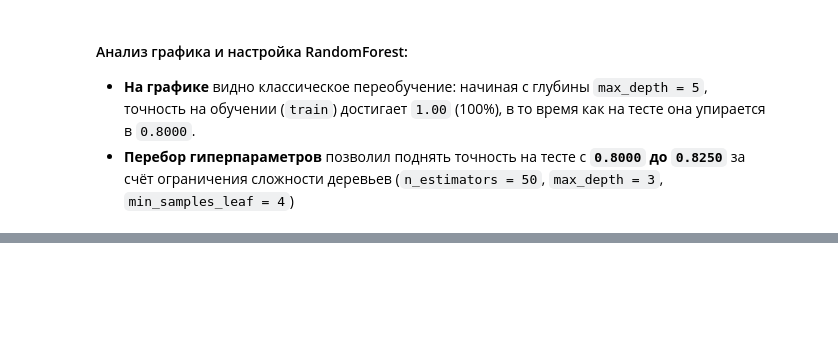
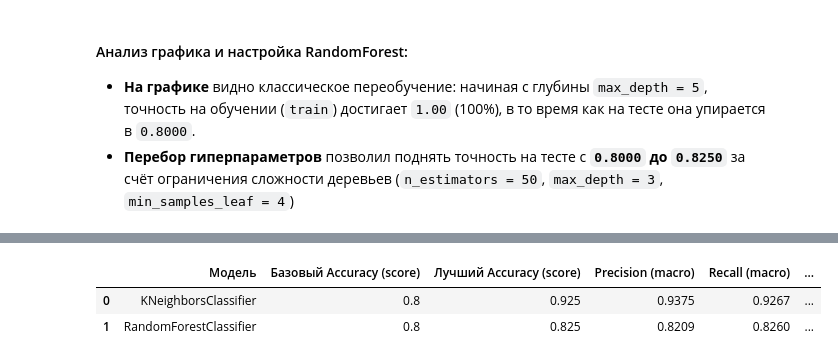
Before and after one commit to Tsvil12/MLsemestr, a Jupyter notebook: task2_classification/classification_v2.ipynb, the cells around one changed output, grey strips where cells are left out. Saved outputs shown, nothing was run; the diff lists cells and outputs as text; code cells hidden in the pictures; blank space fills up the shorter version.

```diff
--- a/task2_classification/classification_v2.ipynb
+++ b/task2_classification/classification_v2.ipynb
@@ -302,0 +468,42 @@ print(f'Настроенный RandomForest Accuracy: {best_rf_c_score:.4f}')
+# %%
+from sklearn.metrics import precision_score, recall_score, f1_score
+
+# Фиксируем лучший RandomForestClassifier (по найденным параметрам best_rf_c_params)
+rf_clf_best = RandomForestClassifier(**best_rf_c_params, random_state=42)
+rf_clf_best.fit(X_train_c, y_train_c)
+y_pred_rf_c_best = rf_clf_best.predict(X_test_c)
+acc_rf_best = rf_clf_best.score(X_test_c, y_test_c)
+
+# Собираем сводную таблицу результатов моделей классификации
+results_clf = pd.DataFrame({
+    'Модель': [
+        'KNeighborsClassifier',
+        'RandomForestClassifier'
+    ],
+    'Базовый Accuracy (score)': [
+        round(acc_knn_base, 4),
+        round(acc_rf_base, 4)
+    ],
+    'Лучший Accuracy (score)': [
+        round(acc_knn_best, 4),
+        round(acc_rf_best, 4)
+    ],
+    'Precision (macro)': [
+        round(precision_score(y_test_c, y_pred_knn_c_best, average='macro'), 4),
+        round(precision_score(y_test_c, y_pred_rf_c_best, average='macro'), 4)
+    ],
+    'Recall (macro)': [
+        round(recall_score(y_test_c, y_pred_knn_c_best, average='macro'), 4),
+        round(recall_score(y_test_c, y_pred_rf_c_best, average='macro'), 4)
+    ],
+    'F1-score (macro)': [
+        round(f1_score(y_test_c, y_pred_knn_c_best, average='macro'), 4),
+        round(f1_score(y_test_c, y_pred_rf_c_best, average='macro'), 4)
+    ]
+}).sort_values(by='Лучший Accuracy (score)', ascending=False).reset_index(drop=True)
+
+display(results_clf)
+# %% [output]
+|  | Модель | Базовый Accuracy (score) | Лучший Accuracy (score) | Precision (macro) | Recall (macro) | ... |
+| 0 | KNeighborsClassifier | 0.8 | 0.925 | 0.9375 | 0.9267 | ... |
+| 1 | RandomForestClassifier | 0.8 | 0.825 | 0.8209 | 0.8260 | ... |
```
Also changed, not shown: parts of 9 cells of this notebook, 2 other files.
